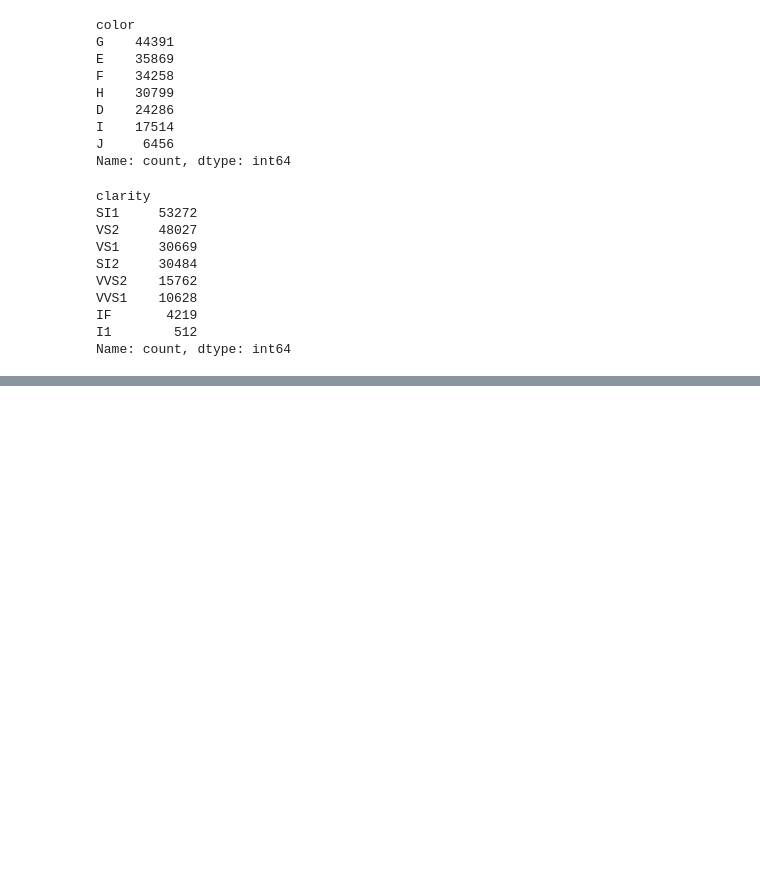
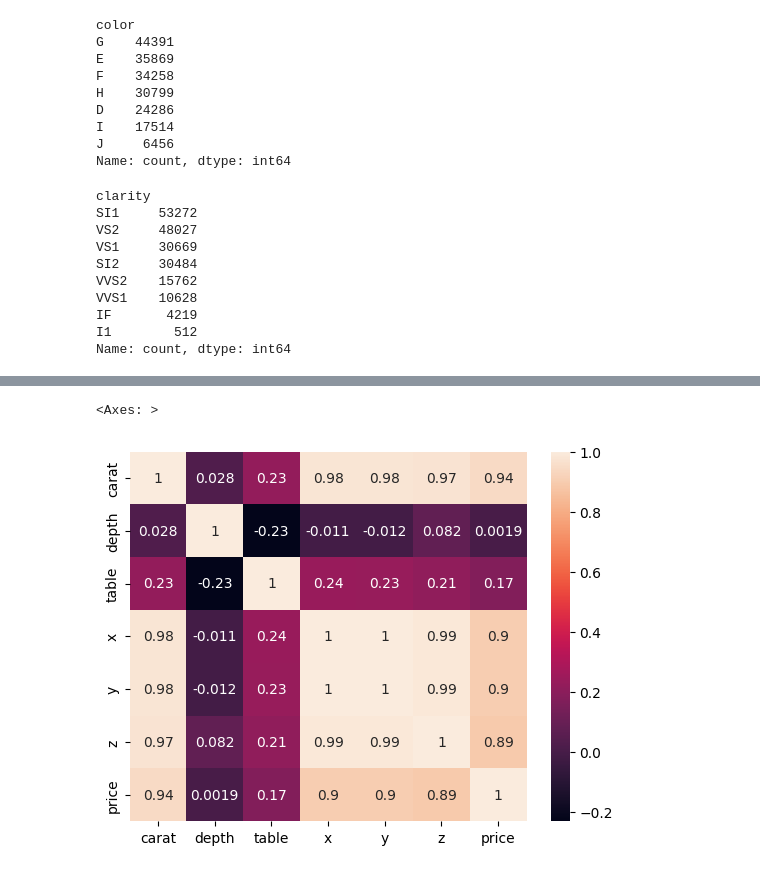
Before and after one commit to Chetan2407/FSDSMENDTOEND, a Jupyter notebook: notebooks/data/research.ipynb, the cells around one changed output, grey strips where cells are left out. Saved outputs shown, nothing was run; the diff lists cells and outputs as text; code cells hidden in the pictures; blank space fills up the shorter version.

```diff
--- a/notebooks/data/research.ipynb
+++ b/notebooks/data/research.ipynb
@@ -222,0 +250,5 @@ ModuleNotFoundError: No module named 'seaborn'
+# %%
+sns.heatmap(data[numerical_columns].corr(),annot=True)   #it shows the corelation chart
+# %% [output]
+<Axes: >
+[figure, added]
```
Also changed, not shown: parts of 3 cells of this notebook.
